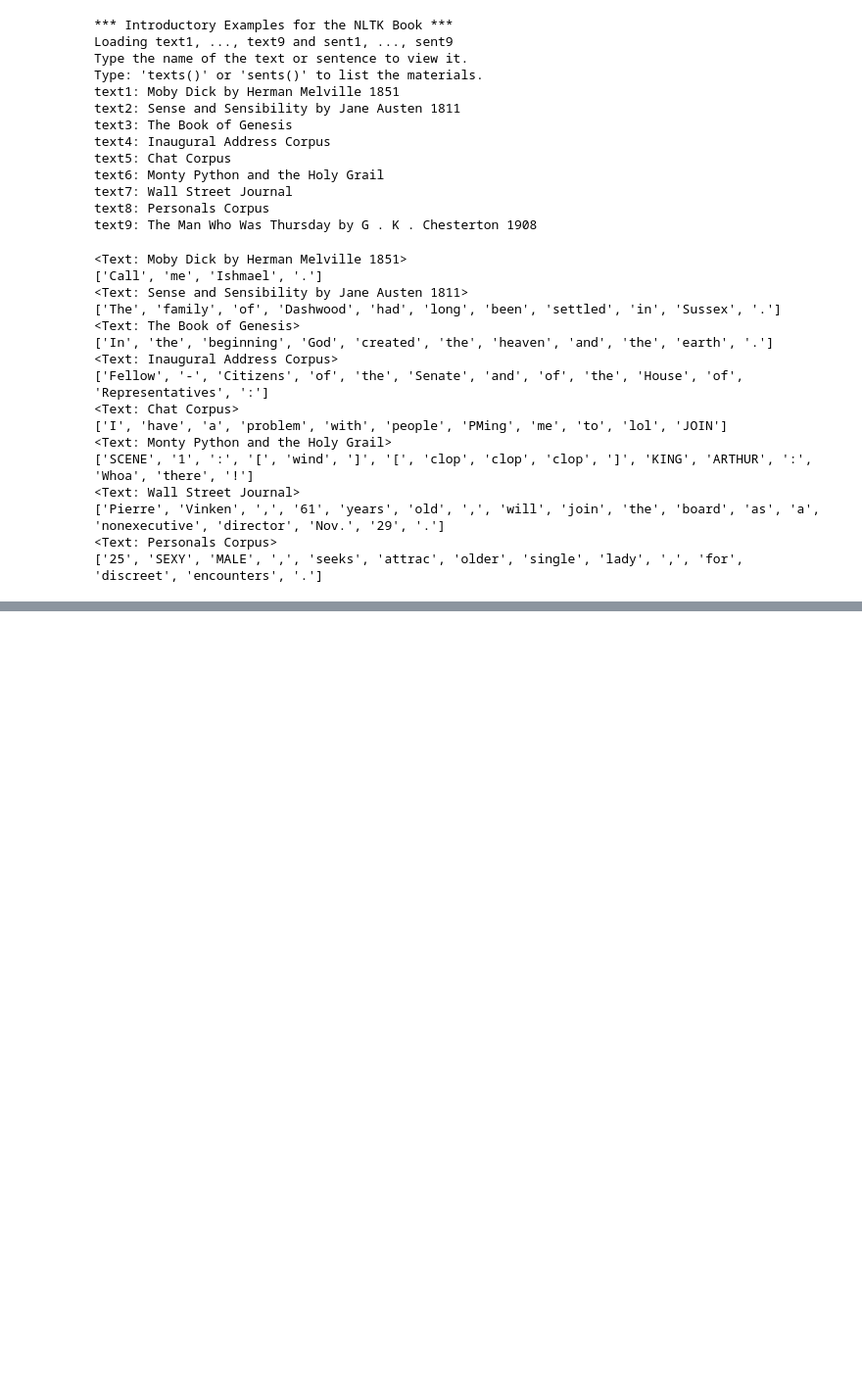
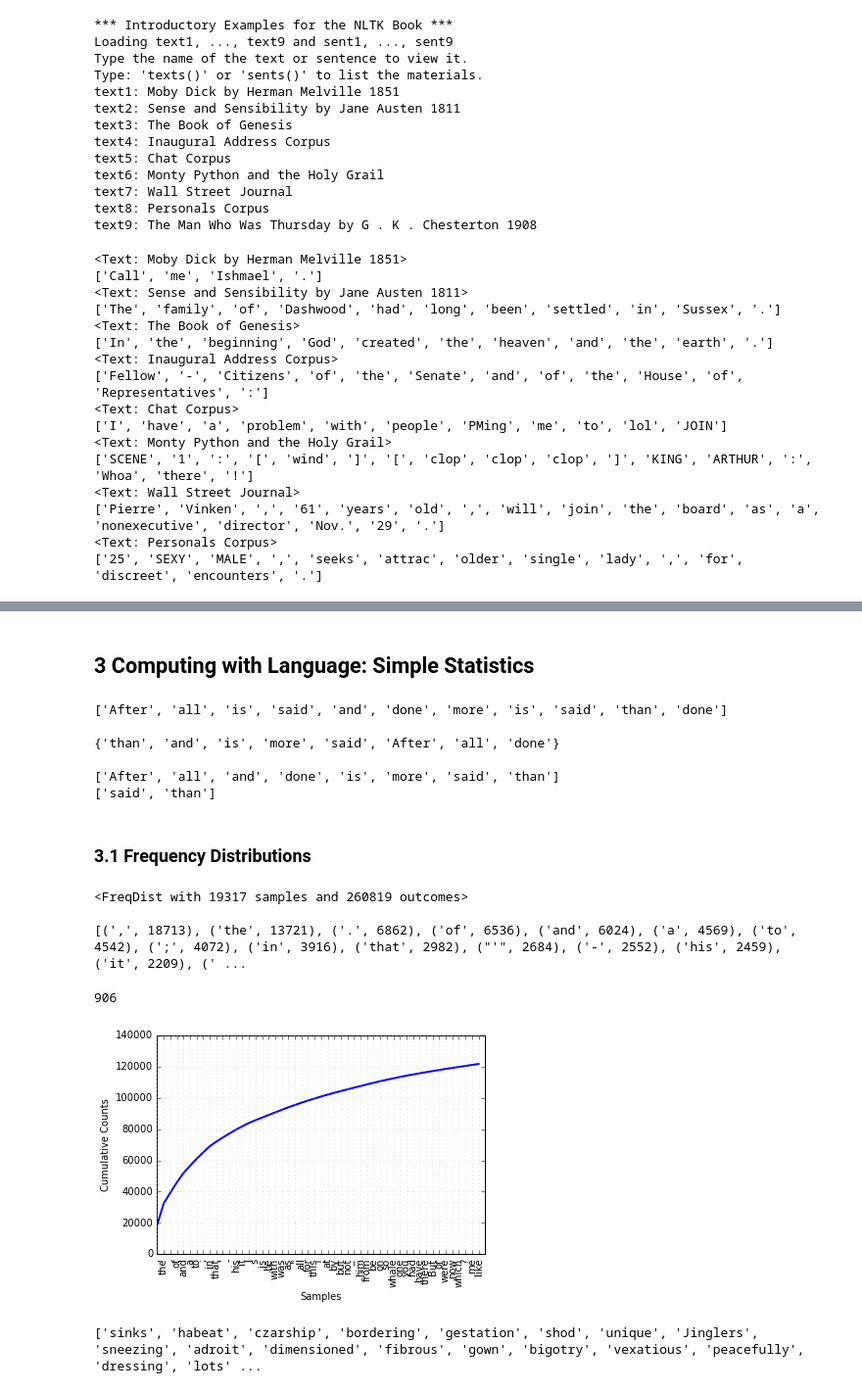
Before and after one commit to faameem/natural-language-processing, a Jupyter notebook: natural-language-processing-with-python/Chapter1-Language-Processing-and-Python.ipynb, the cells around one changed output, grey strips where cells are left out. Shown at 98% size. Drawn from its saved outputs; the diff is of its cells as text; code cells hidden in the pictures; blank space fills up the shorter version.

```diff
--- a/natural-language-processing-with-python/Chapter1-Language-Processing-and-Python.ipynb
+++ b/natural-language-processing-with-python/Chapter1-Language-Processing-and-Python.ipynb
@@ -49,0 +368,59 @@ for i in range(1,9):
+# %% [markdown]
+## 3 Computing with Language: Simple Statistics
+# %%
+saying=['After', 'all', 'is', 'said', 'and', 'done','more',
+          'is', 'said', 'than', 'done']
+print(saying);print()
+tokens=set(saying)
+print(tokens);print()
+tokens=sorted(tokens);print(tokens)
+print(tokens[-2:])
+# %% [output]
+['After', 'all', 'is', 'said', 'and', 'done', 'more', 'is', 'said', 'than', 'done']
+
+{'than', 'and', 'is', 'more', 'said', 'After', 'all', 'done'}
+
+['After', 'all', 'and', 'done', 'is', 'more', 'said', 'than']
+['said', 'than']
+# %% [markdown]
+### 3.1 Frequency Distributions
+# %%
+## How can we automatically identify the words of a text
+## that are most informative about the topic and genre
+## of the text?
+## One method would be to keep a tally for each vocabulary
+## item.
+fdist1=FreqDist(text1)
+print(fdist1);print()
+print(fdist1.most_common(50))
+# %% [output]
+<FreqDist with 19317 samples and 260819 outcomes>
+
+[(',', 18713), ('the', 13721), ('.', 6862), ('of', 6536), ('and', 6024), ('a', 4569), ('to', 4542), (';', 4072), ('in', 3916), ('that', 2982), ("'", 2684), ('-', 2552), ('his', 2459), ('it', 2209), (' ...
+# %%
+## Do any words produced in the last example help us grasp
+## the topic or genre of this text? Only one word, whale,
+## is slightly informative! It occurs over 900 times.
+print(fdist1["whale"])
+# %% [output]
+906
+# %%
+## The rest of the words tell us nothing about the text;
+## they're just English "plumbing." What proportion of the
+## text is taken up with such words? Looking at the
+## following plot, these 50 words account for nearly half
+## the book!
+fdist1.plot(50,cumulative=True)
+# %% [output]
+[figure, added]
+# %%
+## If the frequent words don't help us, how about the words
+## that occur once only, the so-called hapaxes?
+print(fdist1.hapaxes())
+
+## It seems that there are too many rare words, and without
+## seeing the context we probably can't guess what half of
+## the hapaxes mean in any case! Since neither frequent nor
+## infrequent words help, we need to try something else.
+# %% [output]
+['sinks', 'habeat', 'czarship', 'bordering', 'gestation', 'shod', 'unique', 'Jinglers', 'sneezing', 'adroit', 'dimensioned', 'fibrous', 'gown', 'bigotry', 'vexatious', 'peacefully', 'dressing', 'lots' ...
```
Also changed, not shown: parts of 56 cells of this notebook, 1 other file.
